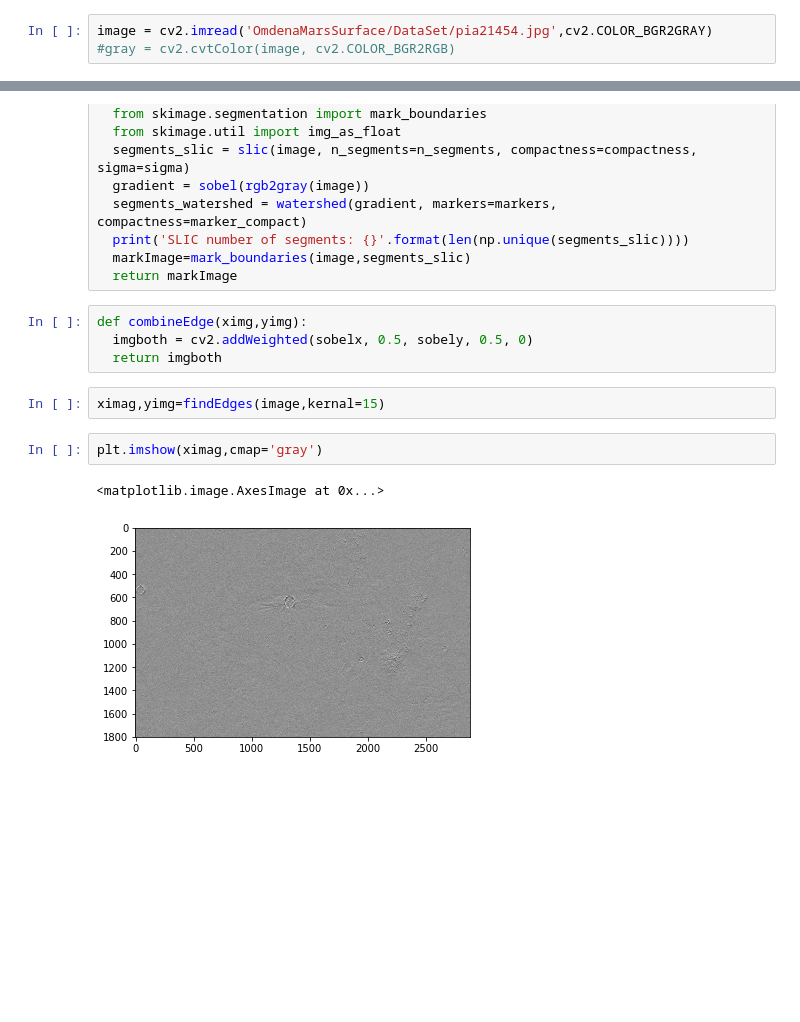
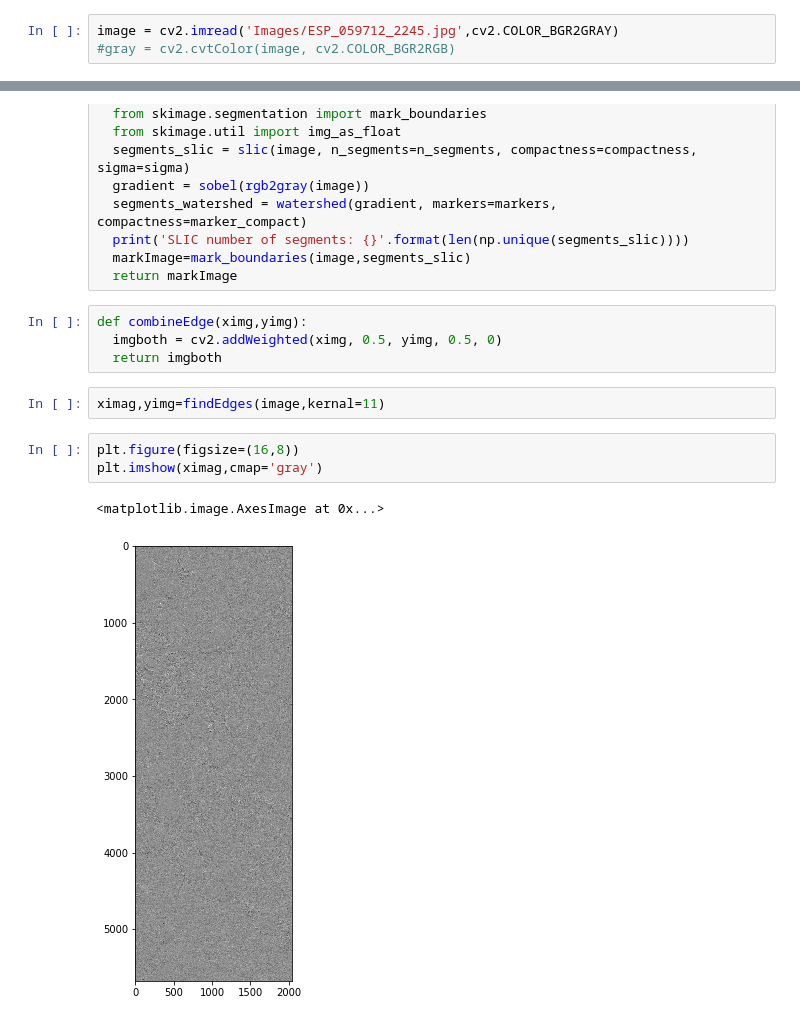
Before and after one commit to neelindresh/OmdenaMarsSurface, a Jupyter notebook: preprocessing.ipynb, the cells around one changed output, grey strips where cells are left out. Saved outputs shown, nothing was run; the diff lists cells and outputs as text; blank space fills up the shorter version.

```diff
--- a/preprocessing.ipynb
+++ b/preprocessing.ipynb
@@ -23,5 +24,5 @@ import cv2
 # %%
-image = cv2.imread('OmdenaMarsSurface/DataSet/pia21454.jpg',cv2.COLOR_BGR2GRAY)
+image = cv2.imread('Images/ESP_059712_2245.jpg',cv2.COLOR_BGR2GRAY)
 #gray = cv2.cvtColor(image, cv2.COLOR_BGR2RGB)
 # %%
 plt.imshow(image,cmap='gray')
@@ -52,15 +55,16 @@ def clusterImages(image,n_segments=50,compactness=10,sigma=1,markers=250,marker_
   return markImage
 # %%
 def combineEdge(ximg,yimg):
-  imgboth = cv2.addWeighted(sobelx, 0.5, sobely, 0.5, 0)
+  imgboth = cv2.addWeighted(ximg, 0.5, yimg, 0.5, 0)
   return imgboth
 # %%
-ximag,yimg=findEdges(image,kernal=15)
+ximag,yimg=findEdges(image,kernal=11)
 # %%
+plt.figure(figsize=(16,8))
 plt.imshow(ximag,cmap='gray')
 # %% [output]
 <matplotlib.image.AxesImage at 0x...>
-[figure, old version]
+[figure, new version]
 # %%
 plt.imshow(yimg,cmap='gray')
 # %% [output]
```
Also changed, not shown: parts of 10 cells of this notebook, 5 other files.
